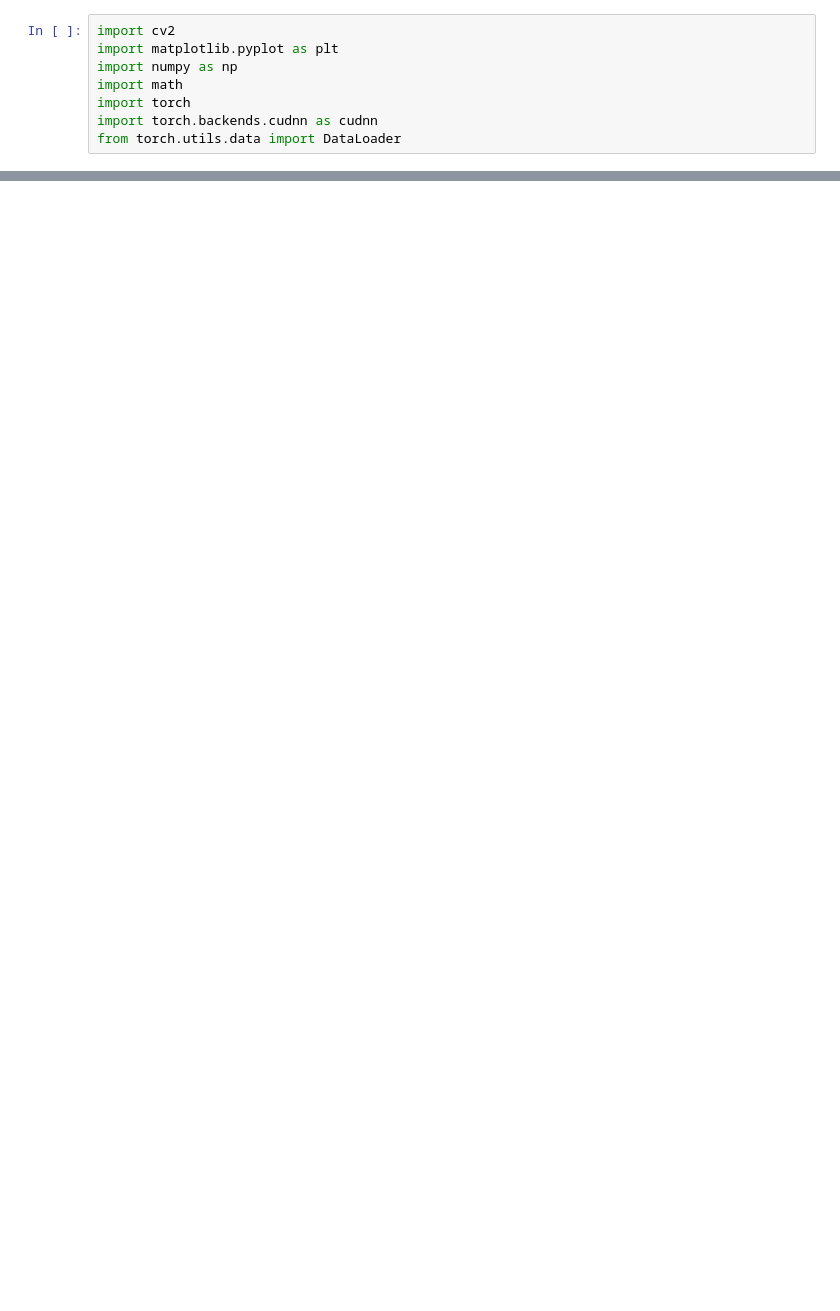
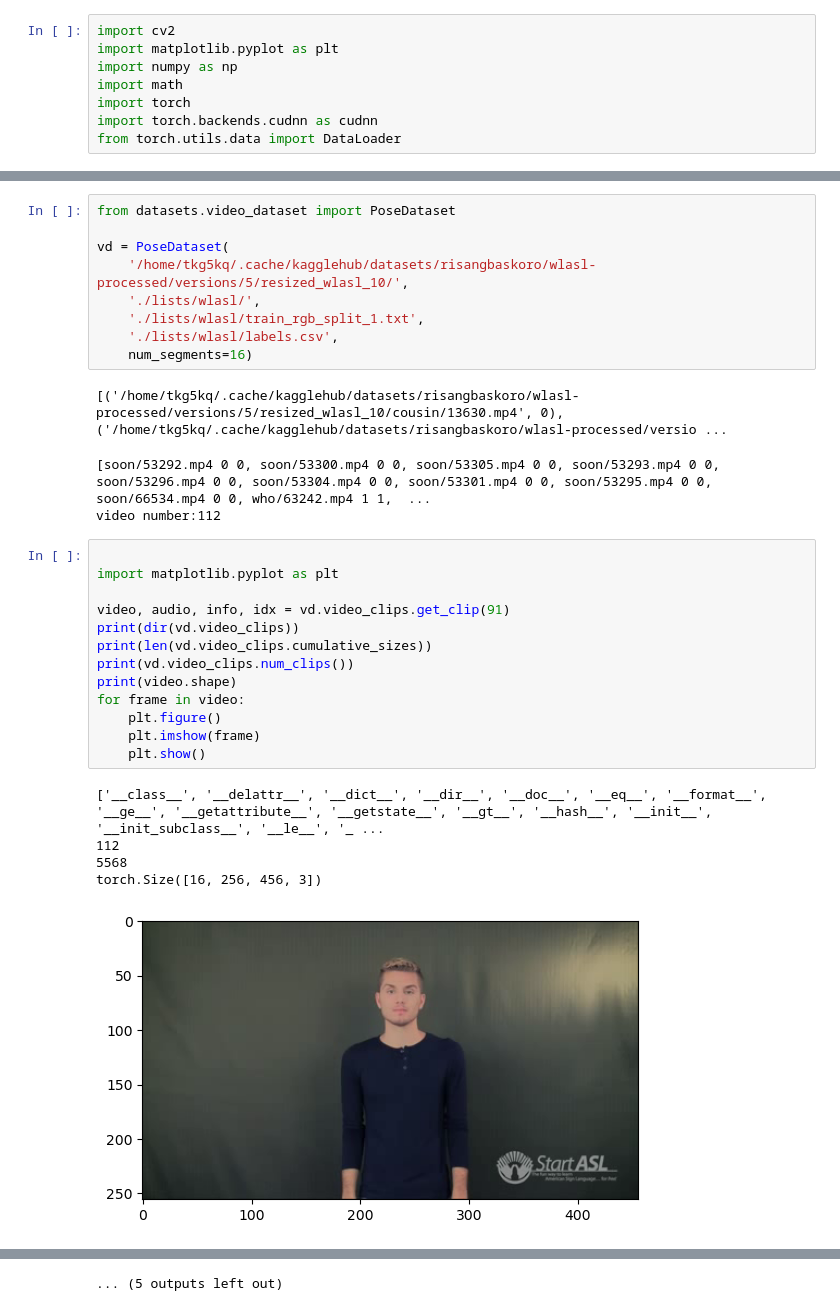
Before and after one commit to archit31uniyal/Activity_recognition_using_BIKE, a Jupyter notebook: test.ipynb, the cells around one changed output, grey strips where cells are left out. Drawn from its saved outputs; the diff is of its cells as text; blank space fills up the shorter version.

```diff
--- a/test.ipynb
+++ b/test.ipynb
@@ -356,0 +328,32 @@ torch.float64
+# %%
+from datasets.video_dataset import PoseDataset
+
+vd = PoseDataset(
+    '/home/tkg5kq/.cache/kagglehub/datasets/risangbaskoro/wlasl-processed/versions/5/resized_wlasl_10/',
+    './lists/wlasl/',
+    './lists/wlasl/train_rgb_split_1.txt',
+    './lists/wlasl/labels.csv',
+    num_segments=16)
+# %% [output]
+[('/home/tkg5kq/.cache/kagglehub/datasets/risangbaskoro/wlasl-processed/versions/5/resized_wlasl_10/cousin/13630.mp4', 0), ('/home/tkg5kq/.cache/kagglehub/datasets/risangbaskoro/wlasl-processed/versio ...
+[soon/53292.mp4 0 0, soon/53300.mp4 0 0, soon/53305.mp4 0 0, soon/53293.mp4 0 0, soon/53296.mp4 0 0, soon/53304.mp4 0 0, soon/53301.mp4 0 0, soon/53295.mp4 0 0, soon/66534.mp4 0 0, who/63242.mp4 1 1,  ...
+video number:112
+# %%
+
+import matplotlib.pyplot as plt
+
+video, audio, info, idx = vd.video_clips.get_clip(91)
+print(dir(vd.video_clips))
+print(len(vd.video_clips.cumulative_sizes))
+print(vd.video_clips.num_clips())
+print(video.shape)
+for frame in video:
+    plt.figure()
+    plt.imshow(frame)
+    plt.show()
+# %% [output]
+['__class__', '__delattr__', '__dict__', '__dir__', '__doc__', '__eq__', '__format__', '__ge__', '__getattribute__', '__getstate__', '__gt__', '__hash__', '__init__', '__init_subclass__', '__le__', '_ ...
+112
+5568
+torch.Size([16, 256, 456, 3])
+[figure, added]
@@ -356,0 +370 @@ torch.float64
+... (5 outputs left out)
```
Also changed, not shown: parts of 15 cells of this notebook, 11 other files.
